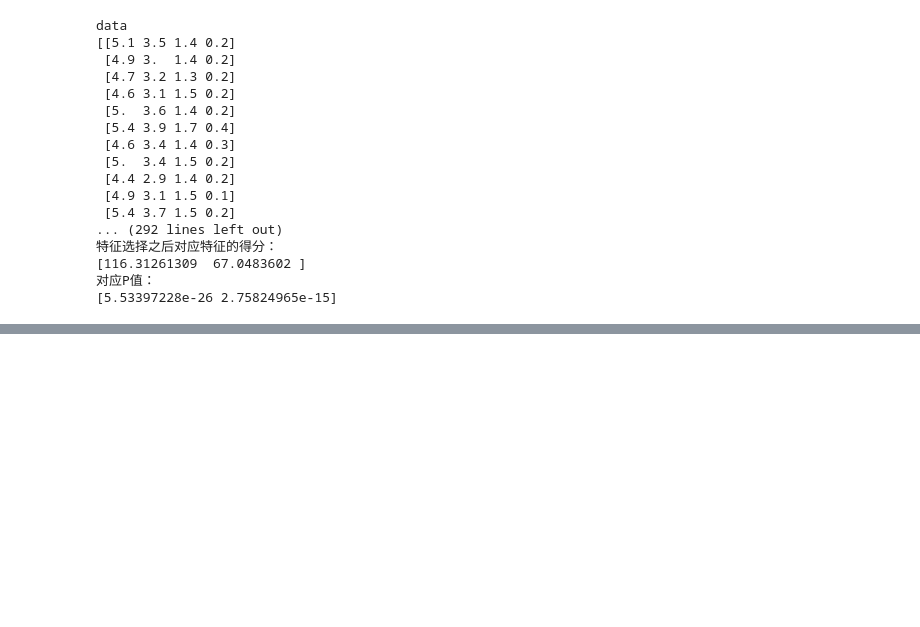
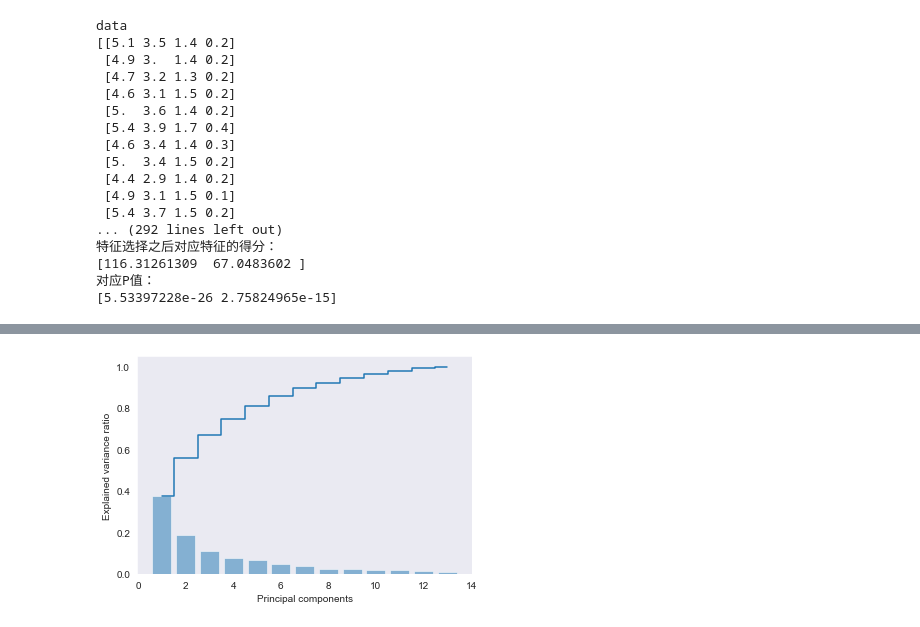
Before and after one commit to FanqingM/Pytorch-Deep-learning-practice, a Jupyter notebook: featureEngineering.ipynb, the cells around one changed output, grey strips where cells are left out. Saved outputs shown, nothing was run; the diff lists cells and outputs as text; code cells hidden in the pictures; blank space fills up the shorter version.

```diff
--- a/featureEngineering.ipynb
+++ b/featureEngineering.ipynb
@@ -386,3 +386,36 @@ data
 ## 特征选择完成后，可以直接训练模型了，但是可能由于特征矩阵过大，导致计算量大，训练时间长的问题，因此降低特征矩阵维度也是必不可少的。常见的降维方法除了以上提到的基于L1惩罚项的模型以外，另外还有主成分分析法（PCA）和线性判别分析（LDA），线性判别分析本身也是一个分类模型。PCA和LDA有很多的相似点，其本质是要将原始的样本映射到维度更低的样本空间中，但是PCA和LDA的映射目标不一样：PCA是为了让映射后的样本具有最大的发散性；而LDA是为了让映射后的样本有最好的分类性能。（https://www.cnblogs.com/LeftNotEasy/archive/2011/01/08/lda-and-pca-machine-learning.html）所以说PCA是一种无监督的降维方法，而LDA是一种有监督的降维方法。
 
 ### 主成分分析（PCA）与LDA有着非常近似的意思，LDA的输入数据是带标签的，而PCA的输入数据是不带标签的，所以PCA是一种unsupervised learning。LDA通常来说是作为一个独立的算法存在，给定了训练数据后，将会得到一系列的判别函数（discriminate function），之后对于新的输入，就可以进行预测了。而PCA更像是一个预处理的方法，它可以将原本的数据降低维度，而使得降低了维度的数据之间的方差最大（也可以说投影误差最小，具体在之后的推导里面会谈到）。
+# %%
+## 利用sklearn进行PCA
+### 我们将使用Scikit-learn中PCA对数据集进行预测处理，然后使用逻辑斯谛回归对转换后的数据进行分类，最后对数据进行可视化。
+import pandas as pd
+
+df_wine = pd.read_csv('https://archive.ics.uci.edu/ml/machine-learning-databases/wine/wine.data', header=None)
+
+df_wine.columns = ['Class label', 'Alcohol', 'Malic acid', 'Ash',
+'Alcalinity of ash', 'Magnesium', 'Total phenols',
+'Flavanoids', 'Nonflavanoid phenols', 'Proanthocyanins',
+'Color intensity', 'Hue', 'OD280/OD315 of diluted wines', 'Proline']
+
+df_wine.head()
+
+from sklearn.model_selection import train_test_split
+
+X, y = df_wine.iloc[:, 1:].values, df_wine.iloc[:, 0].values
+X_train, X_test, y_train, y_test = train_test_split(X, y, test_size=0.3, random_state=0)
+
+# 标准化
+from sklearn.preprocessing import StandardScaler
+
+sc = StandardScaler()
+X_train_std = sc.fit_transform(X_train)
+X_test_std = sc.fit_transform(X_test)
+# %%
+# 数据预处理
+from sklearn.decomposition import PCA
+
+pca = PCA()
+X_train_pca = pca.fit_transform(X_train_std)
+print(X_train_pca)
+pca.explained_variance_ratio_   # 得到主成分数据
@@ -388,0 +439,9 @@ data
+# %%
+## 可视化主成分方差贡献率
+plt.bar(range(1, 14), pca.explained_variance_ratio_, alpha=0.5, align='center')
+plt.step(range(1, 14), np.cumsum(pca.explained_variance_ratio_), where='mid')
+plt.ylabel('Explained variance ratio')
+plt.xlabel('Principal components')
+plt.show()
+# %% [output]
+[figure, added]
```
Also changed, not shown: parts of 3 cells of this notebook.
